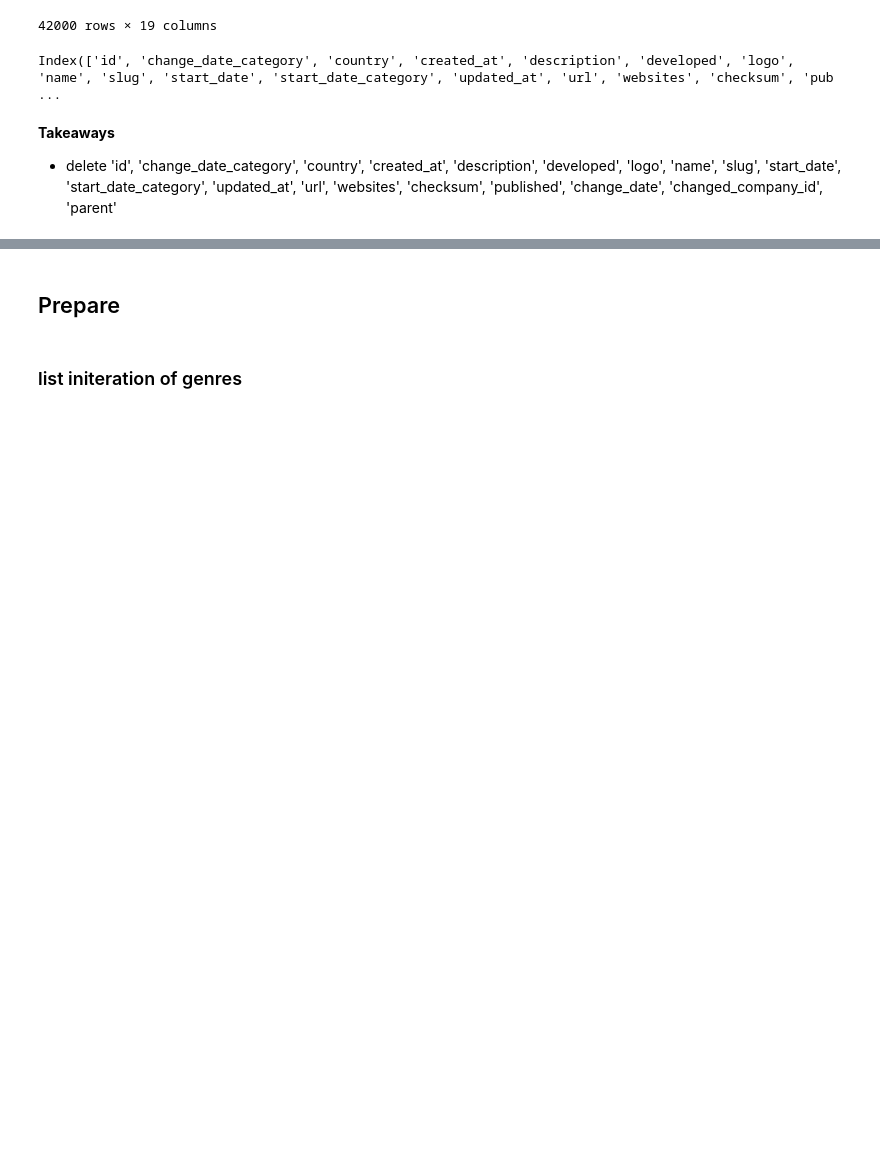
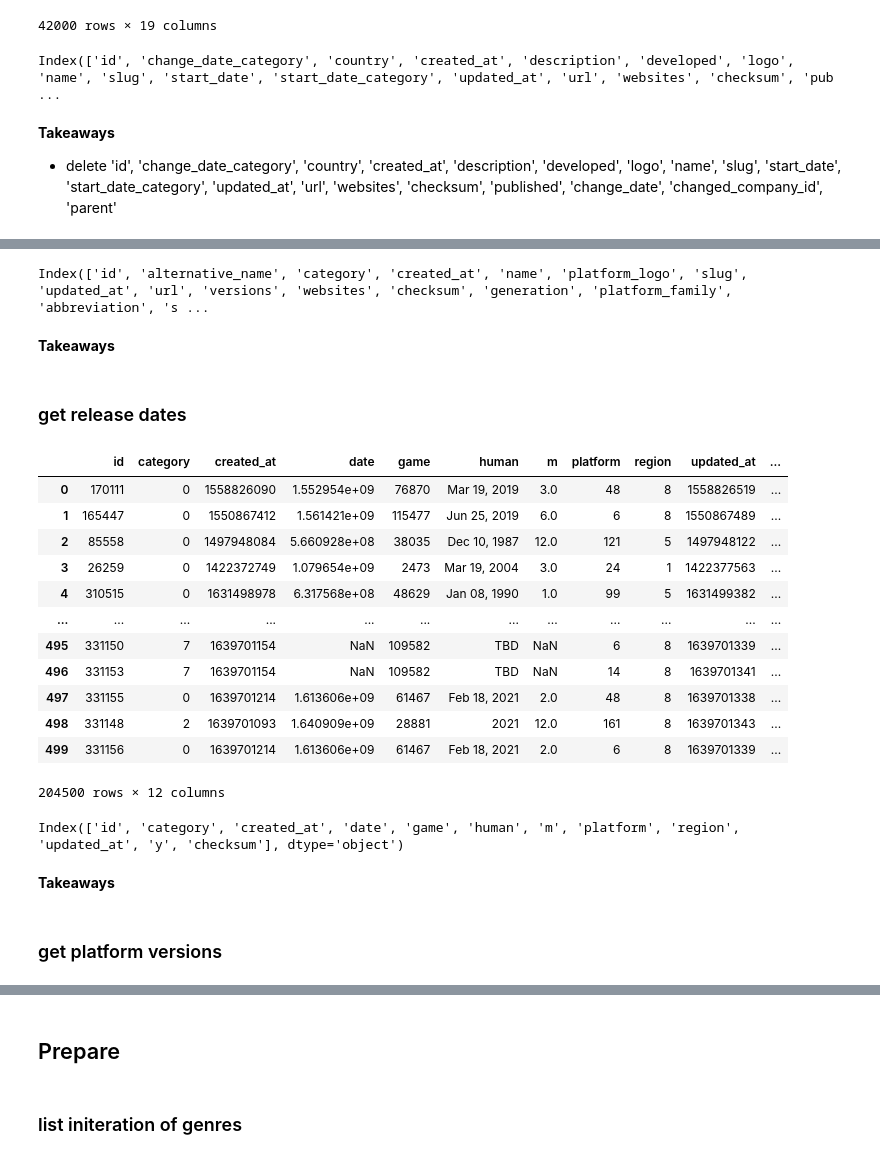
Before and after one commit to MrEnigmamgine/Videogame-Capstone_fork, a Jupyter notebook: jarrid_workbook.ipynb, the cells around one changed output, grey strips where cells are left out. Saved outputs shown, nothing was run; the diff lists cells and outputs as text; code cells hidden in the pictures; blank space fills up the shorter version.

```diff
--- a/jarrid_workbook.ipynb
+++ b/jarrid_workbook.ipynb
@@ -735,0 +928,42 @@ Index(['id', 'change_date_category', 'country', 'created_at', 'description', 'de
+# %%
+platforms.columns
+# %% [output]
+Index(['id', 'alternative_name', 'category', 'created_at', 'name', 'platform_logo', 'slug', 'updated_at', 'url', 'versions', 'websites', 'checksum', 'generation', 'platform_family', 'abbreviation', 's ...
+# %% [markdown]
+**Takeaways**
+# %% [markdown]
+### get release dates
+# %%
+def get_release_dates(wrapper):
+    release_dates= pd.DataFrame()
+    for i in range (0, 409):
+        modes = wrapper.api_request('release_dates', 'fields *; limit 500;' f'offset {i * 500};')
+        y = json.loads(modes)
+        results_df =pd.DataFrame(y)
+        release_dates = pd.concat([release_dates, results_df])
+    return release_dates
+# %%
+release_dates = get_release_dates(wrapper)
+release_dates
+# %% [output]
+|  | id | category | created_at | date | game | human | m | platform | region | updated_at | ... |
+| 0 | 170111 | 0 | 1558826090 | 1.552954e+09 | 76870 | Mar 19, 2019 | 3.0 | 48 | 8 | 1558826519 | ... |
+| 1 | 165447 | 0 | 1550867412 | 1.561421e+09 | 115477 | Jun 25, 2019 | 6.0 | 6 | 8 | 1550867489 | ... |
+| 2 | 85558 | 0 | 1497948084 | 5.660928e+08 | 38035 | Dec 10, 1987 | 12.0 | 121 | 5 | 1497948122 | ... |
+| 3 | 26259 | 0 | 1422372749 | 1.079654e+09 | 2473 | Mar 19, 2004 | 3.0 | 24 | 1 | 1422377563 | ... |
+| 4 | 310515 | 0 | 1631498978 | 6.317568e+08 | 48629 | Jan 08, 1990 | 1.0 | 99 | 5 | 1631499382 | ... |
+| ... | ... | ... | ... | ... | ... | ... | ... | ... | ... | ... | ... |
+| 495 | 331150 | 7 | 1639701154 | NaN | 109582 | TBD | NaN | 6 | 8 | 1639701339 | ... |
+| 496 | 331153 | 7 | 1639701154 | NaN | 109582 | TBD | NaN | 14 | 8 | 1639701341 | ... |
+| 497 | 331155 | 0 | 1639701214 | 1.613606e+09 | 61467 | Feb 18, 2021 | 2.0 | 48 | 8 | 1639701338 | ... |
+| 498 | 331148 | 2 | 1639701093 | 1.640909e+09 | 28881 | 2021 | 12.0 | 161 | 8 | 1639701343 | ... |
+| 499 | 331156 | 0 | 1639701214 | 1.613606e+09 | 61467 | Feb 18, 2021 | 2.0 | 6 | 8 | 1639701339 | ... |
+204500 rows × 12 columns
+# %%
+release_dates.columns
+# %% [output]
+Index(['id', 'category', 'created_at', 'date', 'game', 'human', 'm', 'platform', 'region', 'updated_at', 'y', 'checksum'], dtype='object')
+# %% [markdown]
+**Takeaways**
+# %% [markdown]
+### get platform versions
```
Also changed, not shown: parts of 43 cells of this notebook, 1 other file.
